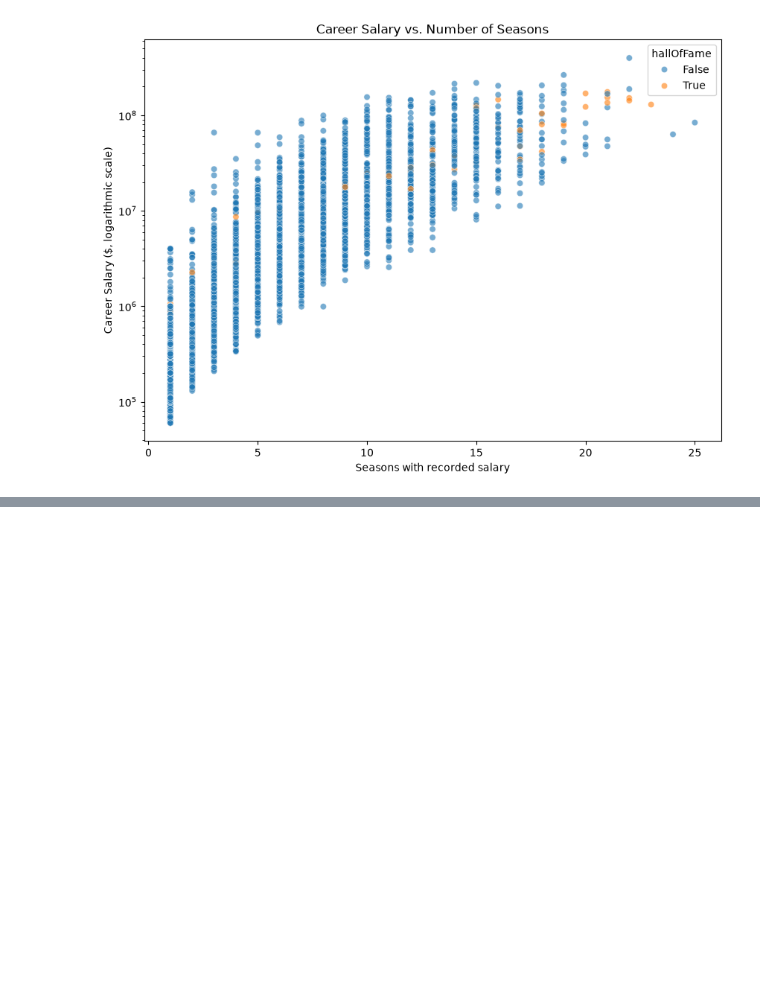
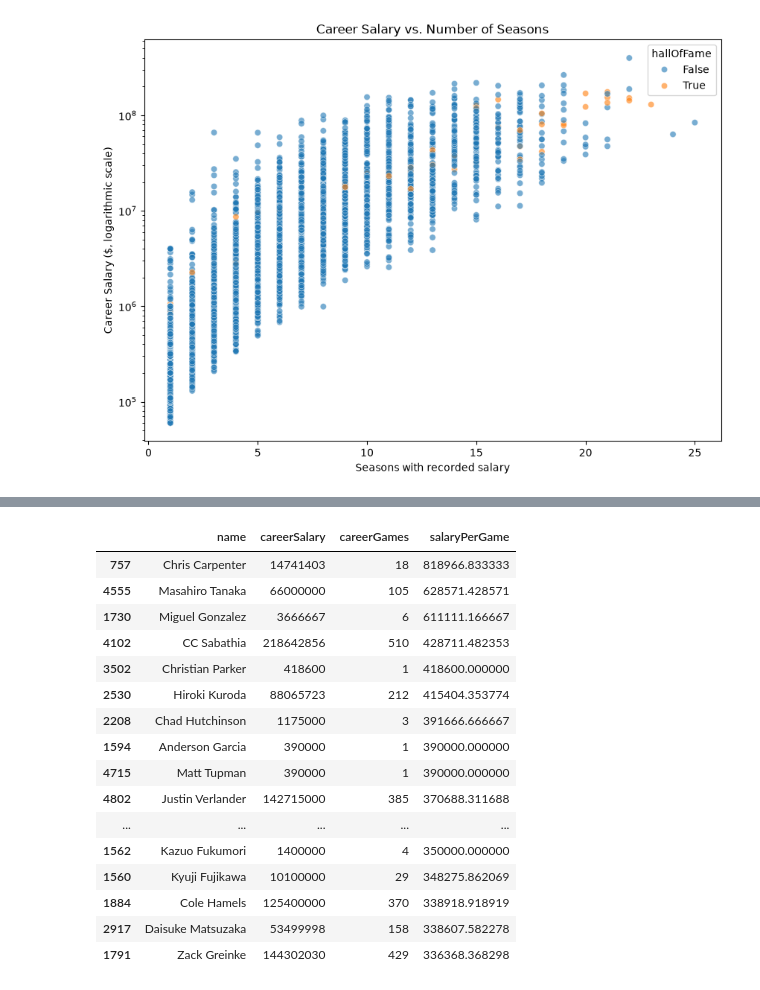
Before and after one commit to loudpugpug42/cs5830_project1, a Jupyter notebook: project1.ipynb, the cells around one changed output, grey strips where cells are left out. Saved outputs shown, nothing was run; the diff lists cells and outputs as text; code cells hidden in the pictures; blank space fills up the shorter version.

```diff
--- a/project1.ipynb
+++ b/project1.ipynb
@@ -161,0 +168,12 @@ plt.show()
+# %%
+# Remembering that the column G_all notes total games played, we can see how many career appearances each player has made
+careerAppearances = (
+    app
+    .groupby("playerID", as_index=False)
+    .agg(
+        careerGames=("G_all", "sum"),
+        seasonsPlayed=("yearID", "nunique")
+    )
+)
+
+display(careerAppearances.head())
@@ -161,0 +203,34 @@ plt.show()
+# %%
+# Salary per game analysis
+salaryGames["salaryPerGame"] = (
+    salaryGames["careerSalary"] / salaryGames["careerGames"]
+)
+salaryGames.sort_values(
+    "salaryPerGame",
+    ascending=False
+)[
+    [
+        "name",
+        "careerSalary",
+        "careerGames",
+        "salaryPerGame",
+    ]
+].head(20)
+# %% [output]
+|  | name | careerSalary | careerGames | salaryPerGame |
+| 757 | Chris Carpenter | 14741403 | 18 | 818966.833333 |
+| 4555 | Masahiro Tanaka | 66000000 | 105 | 628571.428571 |
+| 1730 | Miguel Gonzalez | 3666667 | 6 | 611111.166667 |
+| 4102 | CC Sabathia | 218642856 | 510 | 428711.482353 |
+| 3502 | Christian Parker | 418600 | 1 | 418600.000000 |
+| 2530 | Hiroki Kuroda | 88065723 | 212 | 415404.353774 |
+| 2208 | Chad Hutchinson | 1175000 | 3 | 391666.666667 |
+| 1594 | Anderson Garcia | 390000 | 1 | 390000.000000 |
+| 4715 | Matt Tupman | 390000 | 1 | 390000.000000 |
+| 4802 | Justin Verlander | 142715000 | 385 | 370688.311688 |
+| ... | ... | ... | ... | ... |
+| 1562 | Kazuo Fukumori | 1400000 | 4 | 350000.000000 |
+| 1560 | Kyuji Fujikawa | 10100000 | 29 | 348275.862069 |
+| 1884 | Cole Hamels | 125400000 | 370 | 338918.918919 |
+| 2917 | Daisuke Matsuzaka | 53499998 | 158 | 338607.582278 |
+| 1791 | Zack Greinke | 144302030 | 429 | 336368.368298 |
```
Also changed, not shown: parts of 8 cells of this notebook.
